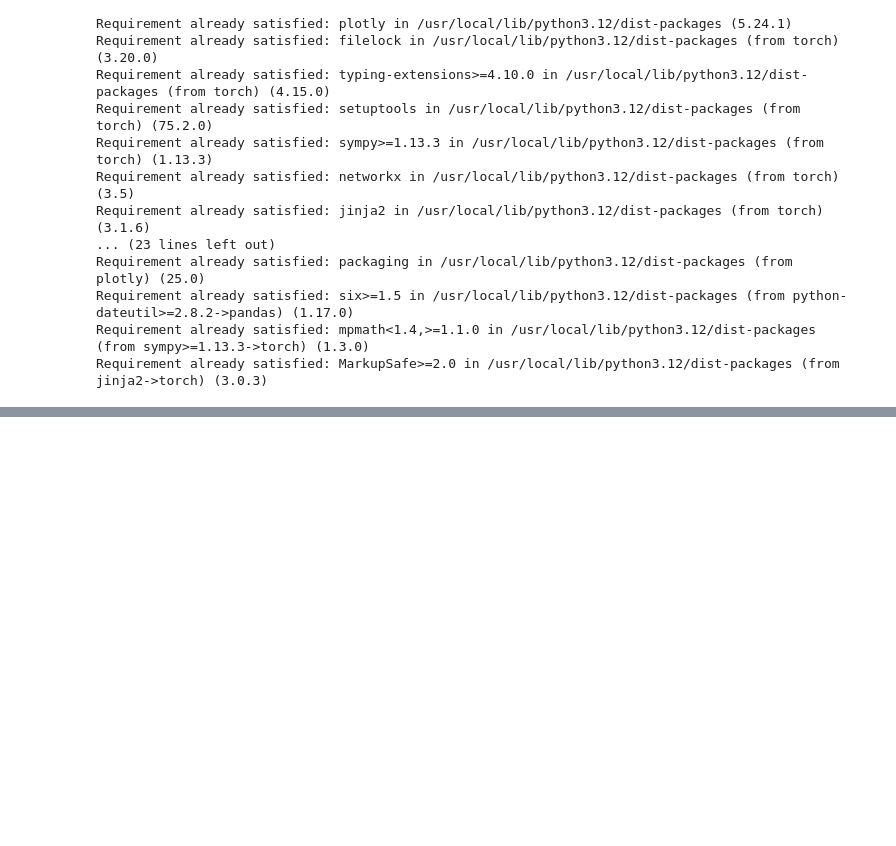
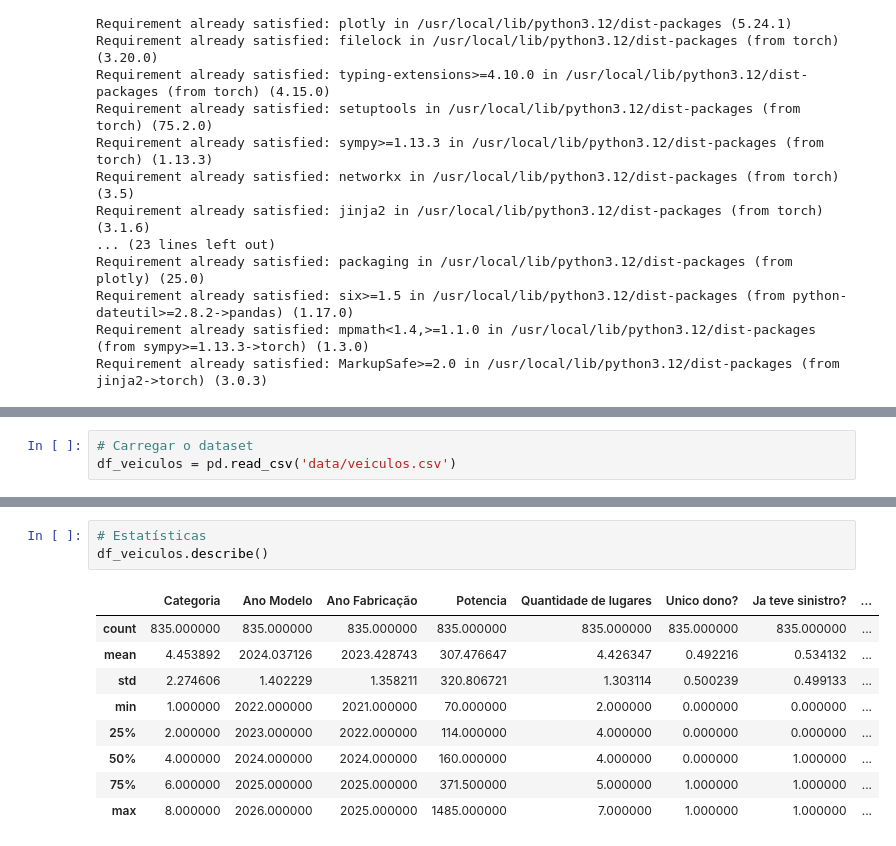
Before and after one commit to rocketseat-education/ia-aplicada, a Jupyter notebook: deep learning 2/Lab_8_DL_DeepLearning2.ipynb, the cells around one changed output, grey strips where cells are left out. Drawn from its saved outputs; the diff is of its cells as text; blank space fills up the shorter version.

```diff
--- a/deep learning 2/Lab_8_DL_DeepLearning2.ipynb
+++ b/deep learning 2/Lab_8_DL_DeepLearning2.ipynb
@@ -20,0 +39,3 @@ Requirement already satisfied: MarkupSafe>=2.0 in /usr/local/lib/python3.12/dist
+# %%
+# Carregar o dataset
+df_veiculos = pd.read_csv('data/veiculos.csv')
@@ -20,0 +75,13 @@ Requirement already satisfied: MarkupSafe>=2.0 in /usr/local/lib/python3.12/dist
+# %%
+# Estatísticas
+df_veiculos.describe()
+# %% [output]
+|  | Categoria | Ano Modelo | Ano Fabricação | Potencia | Quantidade de lugares | Unico dono? | Ja teve sinistro? | ... |
+| count | 835.000000 | 835.000000 | 835.000000 | 835.000000 | 835.000000 | 835.000000 | 835.000000 | ... |
+| mean | 4.453892 | 2024.037126 | 2023.428743 | 307.476647 | 4.426347 | 0.492216 | 0.534132 | ... |
+| std | 2.274606 | 1.402229 | 1.358211 | 320.806721 | 1.303114 | 0.500239 | 0.499133 | ... |
+| min | 1.000000 | 2022.000000 | 2021.000000 | 70.000000 | 2.000000 | 0.000000 | 0.000000 | ... |
+| 25% | 2.000000 | 2023.000000 | 2022.000000 | 114.000000 | 4.000000 | 0.000000 | 0.000000 | ... |
+| 50% | 4.000000 | 2024.000000 | 2024.000000 | 160.000000 | 4.000000 | 0.000000 | 1.000000 | ... |
+| 75% | 6.000000 | 2025.000000 | 2025.000000 | 371.500000 | 5.000000 | 1.000000 | 1.000000 | ... |
+| max | 8.000000 | 2026.000000 | 2025.000000 | 1485.000000 | 7.000000 | 1.000000 | 1.000000 | ... |
```
Also changed, not shown: parts of 7 cells of this notebook.
